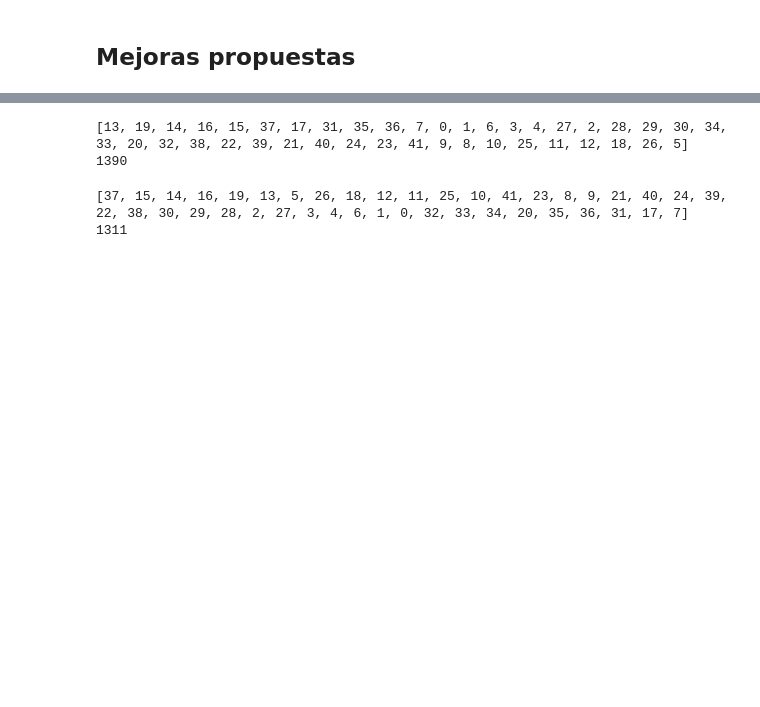
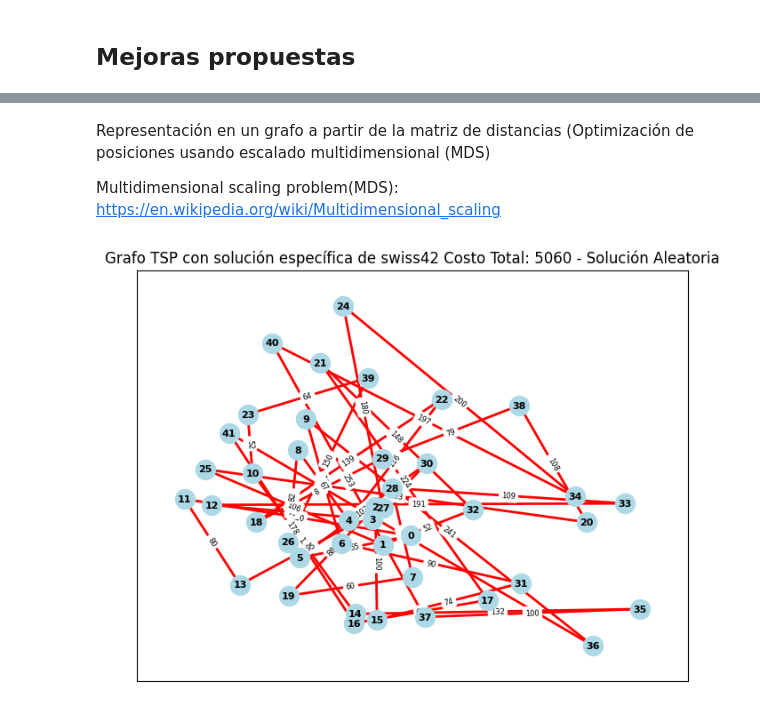
Before and after one commit to carlosbravo1408/03MIAR-Algoritmos-de-Optimizacion-2025, a Jupyter notebook: AG3/AG3_Algoritmos(Colonia_de_Hormigas).ipynb, the cells around one changed output, grey strips where cells are left out. Saved outputs shown, nothing was run; the diff lists cells and outputs as text; code cells hidden in the pictures; blank space fills up the shorter version.

Commit message:
refactor: Clean up code and integrate visualizations in AG3 - ACO notebook

```diff
--- a/AG3/AG3_Algoritmos(Colonia_de_Hormigas).ipynb
+++ b/AG3/AG3_Algoritmos(Colonia_de_Hormigas).ipynb
@@ -65,8 +75,14 @@ file = "swiss42.tsp"
 download_tsp_file("https://raw.githubusercontent.com/mastqe/tsplib/refs/heads/master/swiss42.tsp", file)
 tsp_problem: tsplib95.models.Problem = tsplib95.load(file)
 
+# Lo siguiente NO es una buena práctica de programacion y hay gente que
+# considera sucia, pero permite optimizar algo más el código. Se inyecta la
+# lista de nodos en el objeto tsp_problem, con ello se evita crear una nueva
+# lista cada vez que se invoca a `get_nodes()`
+tsp_problem.cached_nodes = list(tsp_problem.get_nodes())
+
 #Nodos
-nodes = list(tsp_problem.get_nodes())
+nodes = tsp_problem.cached_nodes
 # %% [markdown]
 # Funcionas básicas
 # %%
@@ -92,6 +108,18 @@ def distancia_total(solucion: List[int], problem: TSProblemType) -> NumericType:
     for i in range(len(solucion)):
         distancia_total += distancia(solucion[i], solucion[(i + 1)%n], problem)
     return distancia_total
+
+def crear_solucion(nodos: List[NodeType]) -> SolutionType:
+    """
+    Se genera una solución aleatoria con comienzo en el nodo 0
+    :param nodos: Lista de nodos
+    :return: Lista de nodos en posiciones aleatorias sin repetición
+    """
+    solucion = [nodos[0]]
+    for _ in nodos[1:]:
+        solucion = solucion + [
+            random.choice(list(set(nodos) - {nodos[0]} - set(solucion)))]
+    return solucion
 # %% [markdown]
 ## Algoritmo de colonia de hormigas
 
@@ -412,24 +474,4 @@ solucion_actual, distancia_actual = hormigas(
-# %%
-solucion_actual, distancia_actual = hormigas(
-    tsp_problem, 1000,
-    add_node_strategy="uniform",
-    # add_node_kwargs={"q0":0.9},
-    init_pheromones_strategy="adaptative",
-    evaporate_pheromones_strategy="exponential",
-    max_iter=30
-)
-# %% [output]
-[13, 19, 14, 16, 15, 37, 17, 31, 35, 36, 7, 0, 1, 6, 3, 4, 27, 2, 28, 29, 30, 34, 33, 20, 32, 38, 22, 39, 21, 40, 24, 23, 41, 9, 8, 10, 25, 11, 12, 18, 26, 5]
-1390
-# %%
-solucion_actual, distancia_actual = hormigas(
-    tsp_problem, 1000,
-    add_node_strategy="uniform",
-    # add_node_kwargs={"q0":0.9},
-    init_pheromones_strategy="adaptative",
-    evaporate_pheromones_strategy="adaptative",
-    max_iter=30
-)
-# %% [output]
-[37, 15, 14, 16, 19, 13, 5, 26, 18, 12, 11, 25, 10, 41, 23, 8, 9, 21, 40, 24, 39, 22, 38, 30, 29, 28, 2, 27, 3, 4, 6, 1, 0, 32, 33, 34, 20, 35, 36, 31, 17, 7]
-1311
+# %% [markdown]
+Representación en un grafo a partir de la matriz de distancias (Optimización de posiciones usando escalado multidimensional (MDS)
+
+Multidimensional scaling problem(MDS):   https://en.wikipedia.org/wiki/Multidimensional_scaling
@@ -435,0 +543,8 @@ solucion_actual, distancia_actual = hormigas(
+# %%
+plot_tsp_solution(
+    problem=tsp_problem,
+    tsp_solution=crear_solucion(nodes),
+    title="Solución Aleatoria"
+)
+# %% [output]
+[figure, added]
```
Also changed, not shown: parts of 18 cells of this notebook.
